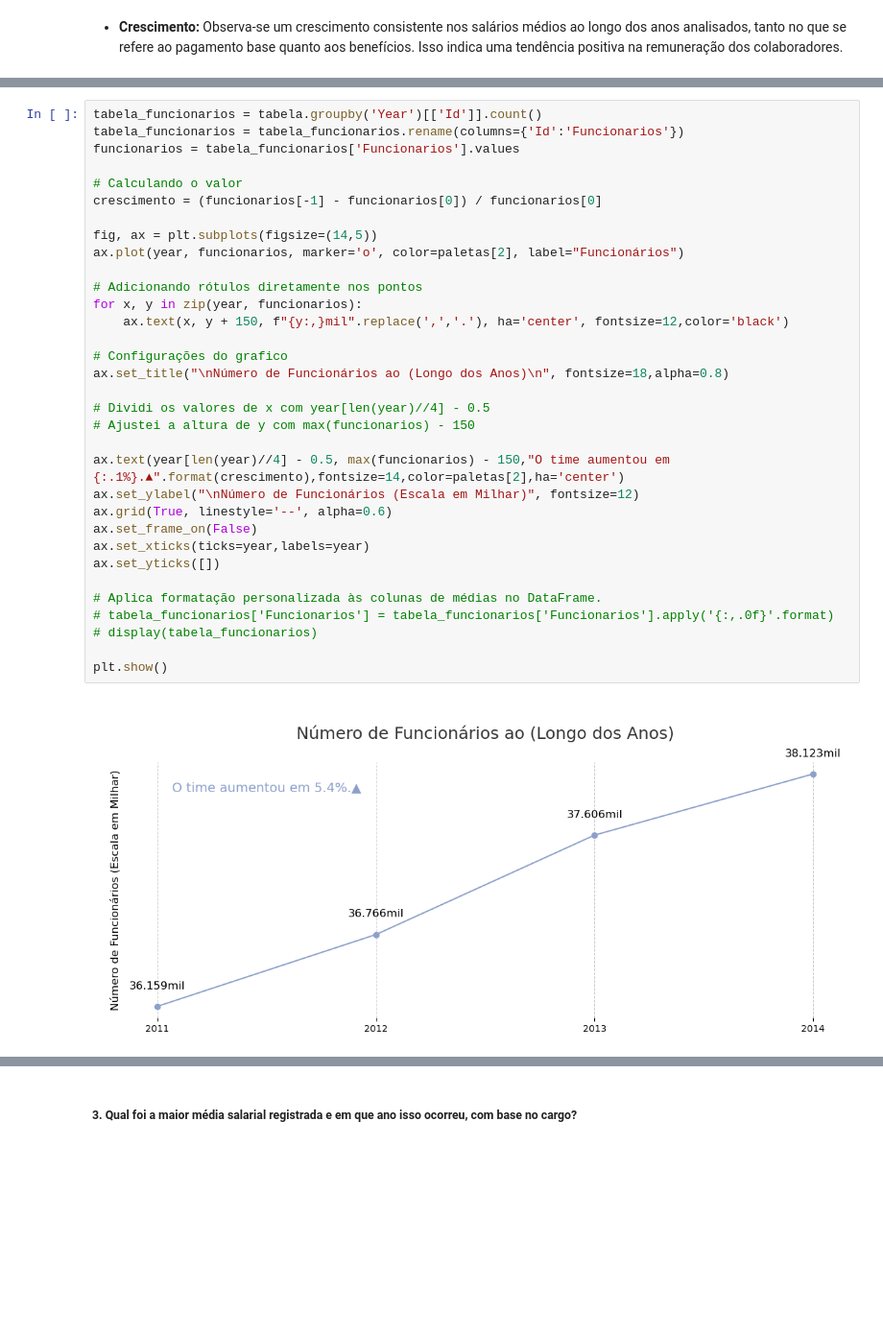
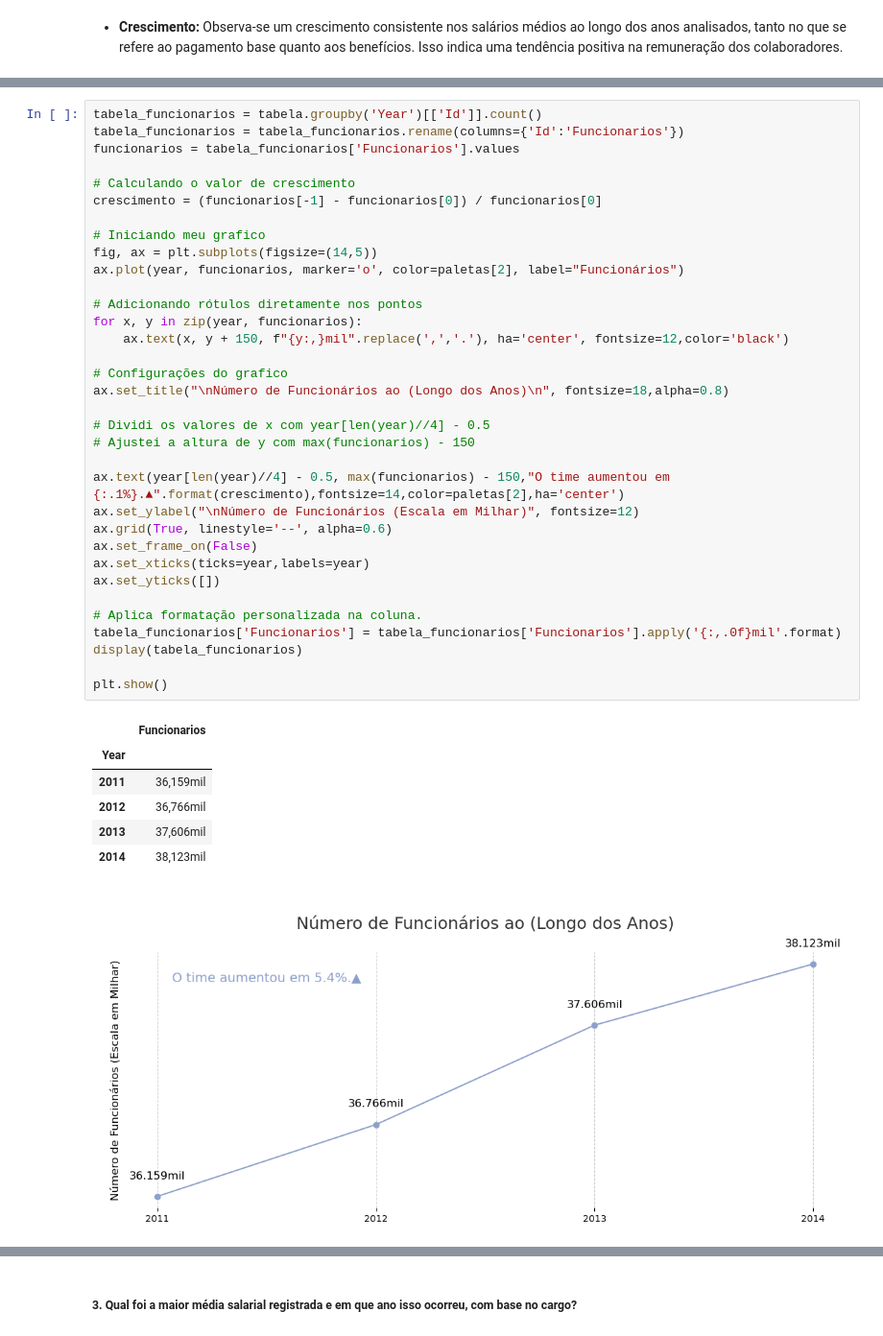
Before and after one commit to carlosmorais-git/EstudoSalariosUnidadeSanFrancisco, a Jupyter notebook: main.ipynb, the cells around one changed output, grey strips where cells are left out. Shown: that part at 96% size. Saved outputs shown, nothing was run; the diff lists cells and outputs as text; blank space fills up the shorter version.

```diff
--- a/main.ipynb
+++ b/main.ipynb
@@ -156,36 +187,43 @@ plt.show()
 # %%
 tabela_funcionarios = tabela.groupby('Year')[['Id']].count()
 tabela_funcionarios = tabela_funcionarios.rename(columns={'Id':'Funcionarios'})
 funcionarios = tabela_funcionarios['Funcionarios'].values
 
-# Calculando o valor
+# Calculando o valor de crescimento
 crescimento = (funcionarios[-1] - funcionarios[0]) / funcionarios[0]
 
+# Iniciando meu grafico
 fig, ax = plt.subplots(figsize=(14,5))
 ax.plot(year, funcionarios, marker='o', color=paletas[2], label="Funcionários")
 
 # Adicionando rótulos diretamente nos pontos
 for x, y in zip(year, funcionarios):
     ax.text(x, y + 150, f"{y:,}mil".replace(',','.'), ha='center', fontsize=12,color='black')
 
 # Configurações do grafico
 ax.set_title("\nNúmero de Funcionários ao (Longo dos Anos)\n", fontsize=18,alpha=0.8)
 
 # Dividi os valores de x com year[len(year)//4] - 0.5
 # Ajustei a altura de y com max(funcionarios) - 150
 
 ax.text(year[len(year)//4] - 0.5, max(funcionarios) - 150,"O time aumentou em {:.1%}.▲".format(crescimento),fontsize=14,color=paletas[2],ha='center')
 ax.set_ylabel("\nNúmero de Funcionários (Escala em Milhar)", fontsize=12)
 ax.grid(True, linestyle='--', alpha=0.6)
 ax.set_frame_on(False)
 ax.set_xticks(ticks=year,labels=year)
 ax.set_yticks([])
 
-# Aplica formatação personalizada às colunas de médias no DataFrame.
-# tabela_funcionarios['Funcionarios'] = tabela_funcionarios['Funcionarios'].apply('{:,.0f}'.format)
-# display(tabela_funcionarios)
+# Aplica formatação personalizada na coluna.
+tabela_funcionarios['Funcionarios'] = tabela_funcionarios['Funcionarios'].apply('{:,.0f}mil'.format)
+display(tabela_funcionarios)
 
 plt.show()
 # %% [output]
+|  | Funcionarios |
+| Year |  |
+| 2011 | 36,159mil |
+| 2012 | 36,766mil |
+| 2013 | 37,606mil |
+| 2014 | 38,123mil |
 [figure]
 # %% [markdown]
```
Also changed, not shown: parts of 37 cells of this notebook.
